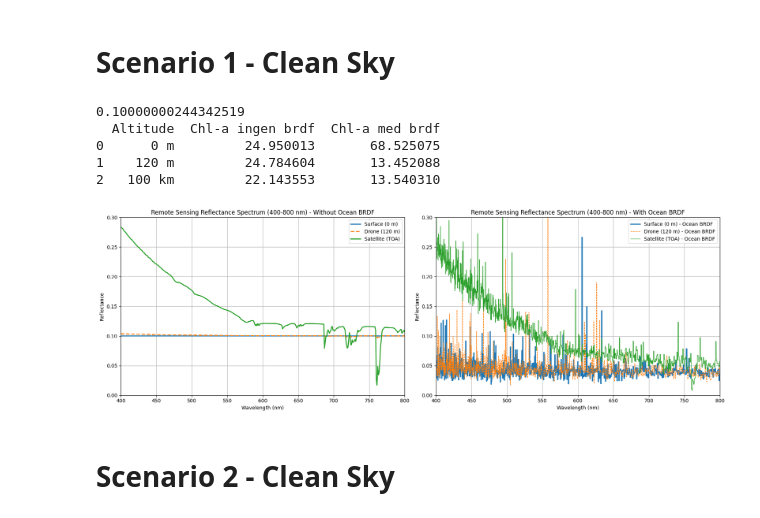
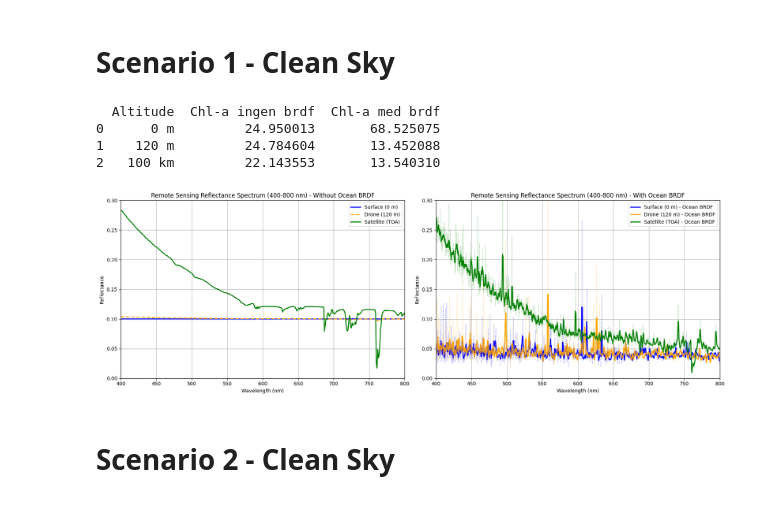
Before and after one commit to SkaugJr/TTK4265-OptiskFjernmaaling, a Jupyter notebook: Prosjekt2/RTM.ipynb, the cells around one changed output. Cells and saved outputs as stored; diff of their text form; code cells hidden in the pictures.

```diff
--- a/Prosjekt2/RTM.ipynb
+++ b/Prosjekt2/RTM.ipynb
@@ -38,6 +38,8 @@ def calculate_chlorophyll_a(reflectance_data):
 
     return chlorophyll_a_results
 
+def moving_average(data, window_size=30):
+    return data.rolling(window=window_size, center=True).mean()
 
 def parse_uvspec_output(filename):
 
@@ -249,7 +251,9 @@ SC1_TOA_brdf = np.loadtxt('Data/SC1_TOA_brdf.OUT')
 SC1_TOA_brdf = pd.DataFrame(SC1_TOA_brdf, columns=brdf_cols)
 SC1_TOA_brdf['reflectance'] = SC1_TOA_brdf['eup'] / (SC1_TOA_brdf['edir']+SC1_TOA_brdf['edn'])
 
-print(np.mean(SC1_0m['reflectance']))
+SC1_0m_brdf['reflectance_smooth'] = moving_average(SC1_0m_brdf['reflectance'])
+SC1_120m_brdf['reflectance_smooth'] = moving_average(SC1_120m_brdf['reflectance'])
+SC1_TOA_brdf['reflectance_smooth'] = moving_average(SC1_TOA_brdf['reflectance'])
 
 # Calculate Chl-a for each dataset
 chl_a_0m = calculate_chlorophyll_a(SC1_0m)
@@ -270,41 +274,45 @@ print(chl_df)
 
 # Create a figure with two subplots
 fig, ax = plt.subplots(1, 2, figsize=(18, 6))
 
 # Plot reflectance spectra without Ocean BRDF in the first subplot
-ax[0].plot(SC1_0m['lambda'], SC1_0m['reflectance'], label='Surface (0 m)', linewidth=2)
-ax[0].plot(SC1_120m['lambda'], SC1_120m['reflectance'], label='Drone (120 m)', linewidth=2, linestyle='--')
-ax[0].plot(SC1_TOA['lambda'], SC1_TOA['reflectance'], label='Satellite (TOA)', linewidth=2)
+ax[0].plot(SC1_0m['lambda'], SC1_0m['reflectance'], label='Surface (0 m)', linewidth=2, color='blue')
+ax[0].plot(SC1_120m['lambda'], SC1_120m['reflectance'], label='Drone (120 m)', linewidth=2, color='orange', linestyle='--')
+ax[0].plot(SC1_TOA['lambda'], SC1_TOA['reflectance'], label='Satellite (TOA)', linewidth=2, color='green')
 ax[0].set_xlabel('Wavelength (nm)')
 ax[0].set_ylabel('Reflectance')
 ax[0].set_title('Remote Sensing Reflectance Spectrum (400-800 nm) - Without Ocean BRDF')
 ax[0].legend()
 ax[0].set_xlim(400, 800)
 ax[0].set_ylim(0, 0.3)
 ax[0].grid(True)
 
 # Plot reflectance spectra with Ocean BRDF in the second subplot
-ax[1].plot(SC1_0m_brdf['lambda'], SC1_0m_brdf['reflectance'], label='Surface (0 m) - Ocean BRDF', linewidth=2)
-ax[1].plot(SC1_120m_brdf['lambda'], SC1_120m_brdf['reflectance'], label='Drone (120 m) - Ocean BRDF', linewidth=1, linestyle='--')
-ax[1].plot(SC1_TOA_brdf['lambda'], SC1_TOA_brdf['reflectance'], label='Satellite (TOA) - Ocean BRDF', linewidth=1)
+ax[1].plot(SC1_0m_brdf['lambda'], SC1_0m_brdf['reflectance_smooth'], label='Surface (0 m) - Ocean BRDF', linewidth=2, color='blue')
+ax[1].plot(SC1_120m_brdf['lambda'], SC1_120m_brdf['reflectance_smooth'], label='Drone (120 m) - Ocean BRDF', linewidth=2, color='orange')
+ax[1].plot(SC1_TOA_brdf['lambda'], SC1_TOA_brdf['reflectance_smooth'], label='Satellite (TOA) - Ocean BRDF', linewidth=2, color='green')
+
+ax[1].plot(SC1_0m_brdf['lambda'], SC1_0m_brdf['reflectance'], linewidth=1, linestyle=':', alpha=0.4, color='blue')
+ax[1].plot(SC1_120m_brdf['lambda'], SC1_120m_brdf['reflectance'], linewidth=1, linestyle=':', alpha=0.4, color='orange')
+ax[1].plot(SC1_TOA_brdf['lambda'], SC1_TOA_brdf['reflectance'], linewidth=1, linestyle=':', alpha=0.4, color='green')
+
 ax[1].set_xlabel('Wavelength (nm)')
 ax[1].set_ylabel('Reflectance')
 ax[1].set_title('Remote Sensing Reflectance Spectrum (400-800 nm) - With Ocean BRDF')
 ax[1].legend()
 ax[1].set_xlim(400, 800)
 ax[1].set_ylim(0, 0.3)
 ax[1].grid(True)
 
 # Adjust layout
 plt.tight_layout()
 plt.show()
 # %% [output]
-0.10000000244342519
   Altitude  Chl-a ingen brdf  Chl-a med brdf
 0      0 m         24.950013       68.525075
 1    120 m         24.784604       13.452088
 2   100 km         22.143553       13.540310
-[figure, old version]
+[figure, new version]
 # %% [markdown]
 # Scenario 2 - Clean Sky
 # %%
```
